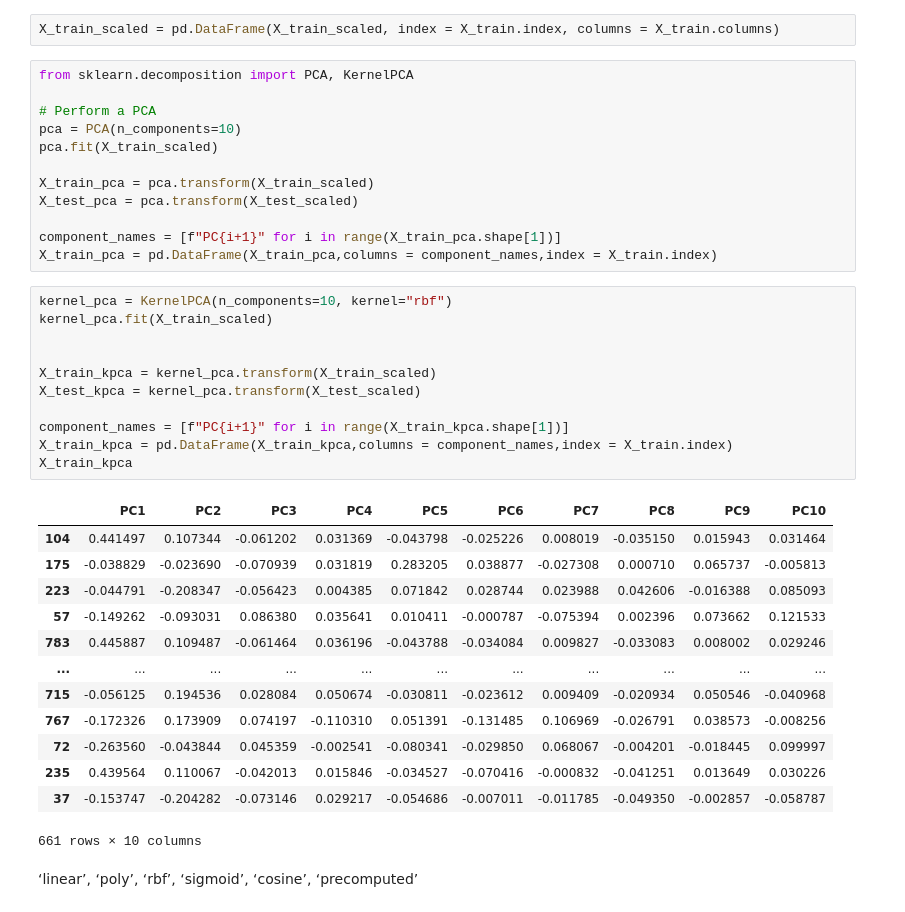
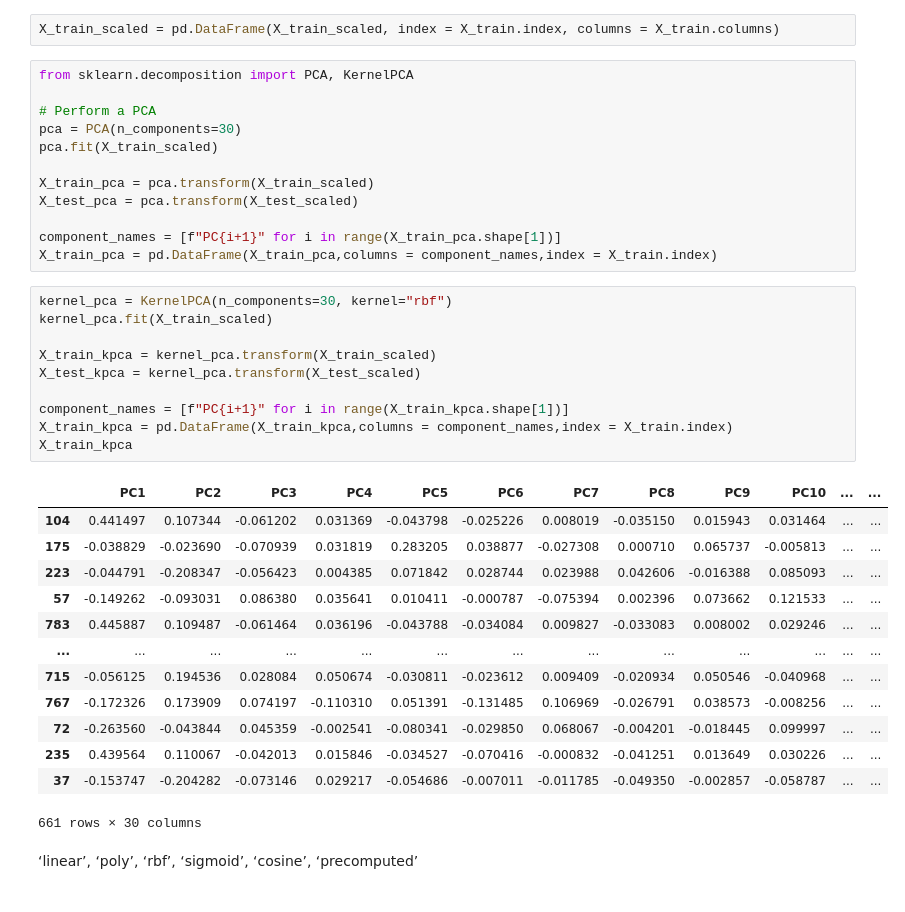
Before and after one commit to bramvandeurzen934/Group16_ECG, a Jupyter notebook: assignment_ecg_normalisation.ipynb, the cells around one changed output. Cells and saved outputs as stored; diff of their text form.

```diff
--- a/assignment_ecg_normalisation.ipynb
+++ b/assignment_ecg_normalisation.ipynb
@@ -473,7 +473,7 @@ X_train_scaled = pd.DataFrame(X_train_scaled, index = X_train.index, columns = X
 from sklearn.decomposition import PCA, KernelPCA
 
 # Perform a PCA
-pca = PCA(n_components=10)
+pca = PCA(n_components=30)
 pca.fit(X_train_scaled)
 
 X_train_pca = pca.transform(X_train_scaled)
@@ -482,30 +482,29 @@ X_test_pca = pca.transform(X_test_scaled)
 component_names = [f"PC{i+1}" for i in range(X_train_pca.shape[1])]
 X_train_pca = pd.DataFrame(X_train_pca,columns = component_names,index = X_train.index)
 # %%
-kernel_pca = KernelPCA(n_components=10, kernel="rbf")
+kernel_pca = KernelPCA(n_components=30, kernel="rbf")
 kernel_pca.fit(X_train_scaled)
-
 
 X_train_kpca = kernel_pca.transform(X_train_scaled)
 X_test_kpca = kernel_pca.transform(X_test_scaled)
 
 component_names = [f"PC{i+1}" for i in range(X_train_kpca.shape[1])]
 X_train_kpca = pd.DataFrame(X_train_kpca,columns = component_names,index = X_train.index)
 X_train_kpca
 # %% [output]
-|  | PC1 | PC2 | PC3 | PC4 | PC5 | PC6 | PC7 | PC8 | PC9 | PC10 |
-| 104 | 0.441497 | 0.107344 | -0.061202 | 0.031369 | -0.043798 | -0.025226 | 0.008019 | -0.035150 | 0.015943 | 0.031464 |
-| 175 | -0.038829 | -0.023690 | -0.070939 | 0.031819 | 0.283205 | 0.038877 | -0.027308 | 0.000710 | 0.065737 | -0.005813 |
-| 223 | -0.044791 | -0.208347 | -0.056423 | 0.004385 | 0.071842 | 0.028744 | 0.023988 | 0.042606 | -0.016388 | 0.085093 |
-| 57 | -0.149262 | -0.093031 | 0.086380 | 0.035641 | 0.010411 | -0.000787 | -0.075394 | 0.002396 | 0.073662 | 0.121533 |
-| 783 | 0.445887 | 0.109487 | -0.061464 | 0.036196 | -0.043788 | -0.034084 | 0.009827 | -0.033083 | 0.008002 | 0.029246 |
-| ... | ... | ... | ... | ... | ... | ... | ... | ... | ... | ... |
-| 715 | -0.056125 | 0.194536 | 0.028084 | 0.050674 | -0.030811 | -0.023612 | 0.009409 | -0.020934 | 0.050546 | -0.040968 |
-| 767 | -0.172326 | 0.173909 | 0.074197 | -0.110310 | 0.051391 | -0.131485 | 0.106969 | -0.026791 | 0.038573 | -0.008256 |
-| 72 | -0.263560 | -0.043844 | 0.045359 | -0.002541 | -0.080341 | -0.029850 | 0.068067 | -0.004201 | -0.018445 | 0.099997 |
-| 235 | 0.439564 | 0.110067 | -0.042013 | 0.015846 | -0.034527 | -0.070416 | -0.000832 | -0.041251 | 0.013649 | 0.030226 |
-| 37 | -0.153747 | -0.204282 | -0.073146 | 0.029217 | -0.054686 | -0.007011 | -0.011785 | -0.049350 | -0.002857 | -0.058787 |
+|  | PC1 | PC2 | PC3 | PC4 | PC5 | PC6 | PC7 | PC8 | PC9 | PC10 | ... | ... |
+| 104 | 0.441497 | 0.107344 | -0.061202 | 0.031369 | -0.043798 | -0.025226 | 0.008019 | -0.035150 | 0.015943 | 0.031464 | ... | ... |
+| 175 | -0.038829 | -0.023690 | -0.070939 | 0.031819 | 0.283205 | 0.038877 | -0.027308 | 0.000710 | 0.065737 | -0.005813 | ... | ... |
+| 223 | -0.044791 | -0.208347 | -0.056423 | 0.004385 | 0.071842 | 0.028744 | 0.023988 | 0.042606 | -0.016388 | 0.085093 | ... | ... |
+| 57 | -0.149262 | -0.093031 | 0.086380 | 0.035641 | 0.010411 | -0.000787 | -0.075394 | 0.002396 | 0.073662 | 0.121533 | ... | ... |
+| 783 | 0.445887 | 0.109487 | -0.061464 | 0.036196 | -0.043788 | -0.034084 | 0.009827 | -0.033083 | 0.008002 | 0.029246 | ... | ... |
+| ... | ... | ... | ... | ... | ... | ... | ... | ... | ... | ... | ... | ... |
+| 715 | -0.056125 | 0.194536 | 0.028084 | 0.050674 | -0.030811 | -0.023612 | 0.009409 | -0.020934 | 0.050546 | -0.040968 | ... | ... |
+| 767 | -0.172326 | 0.173909 | 0.074197 | -0.110310 | 0.051391 | -0.131485 | 0.106969 | -0.026791 | 0.038573 | -0.008256 | ... | ... |
+| 72 | -0.263560 | -0.043844 | 0.045359 | -0.002541 | -0.080341 | -0.029850 | 0.068067 | -0.004201 | -0.018445 | 0.099997 | ... | ... |
+| 235 | 0.439564 | 0.110067 | -0.042013 | 0.015846 | -0.034527 | -0.070416 | -0.000832 | -0.041251 | 0.013649 | 0.030226 | ... | ... |
+| 37 | -0.153747 | -0.204282 | -0.073146 | 0.029217 | -0.054686 | -0.007011 | -0.011785 | -0.049350 | -0.002857 | -0.058787 | ... | ... |
-661 rows × 10 columns
+661 rows × 30 columns
 # %% [markdown]
 ‘linear’, ‘poly’, ‘rbf’, ‘sigmoid’, ‘cosine’, ‘precomputed’
 # %%
```
Also changed, not shown: parts of 8 cells of this notebook.
